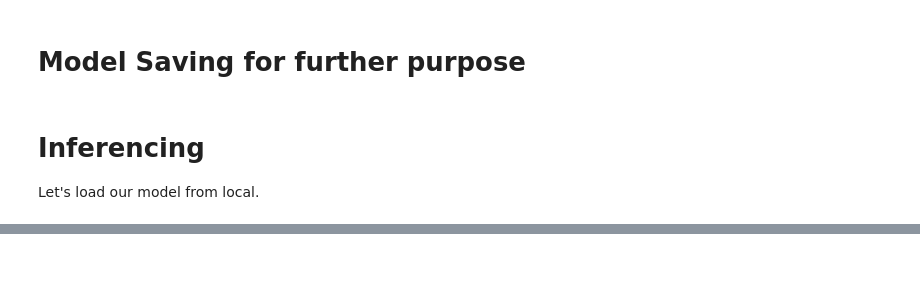
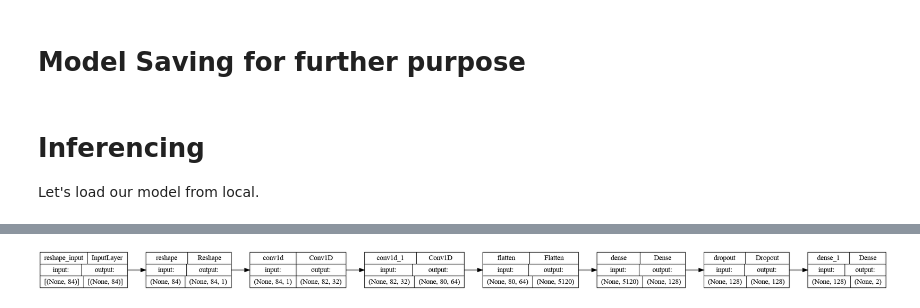
Before and after one commit to virgantara/Hand-Gesture-Recognition, a Jupyter notebook: tensorflow/hand-landmark-detection.ipynb, the cells around one changed output, grey strips where cells are left out. Saved outputs shown, nothing was run; the diff lists cells and outputs as text; code cells hidden in the pictures; blank space fills up the shorter version.

```diff
--- a/tensorflow/hand-landmark-detection.ipynb
+++ b/tensorflow/hand-landmark-detection.ipynb
@@ -443,0 +445,9 @@ plt.show()
+# %%
+# Generate and save the architecture diagram
+plot_model(model, to_file='model_architecture.png', show_shapes=True, show_layer_names=True, rankdir='LR')
+
+# To display directly in a Jupyter Notebook or IPython
+from IPython.display import Image
+Image(filename='model_architecture.png')
+# %% [output]
+[figure, added]
```
Also changed, not shown: parts of 7 cells of this notebook.
